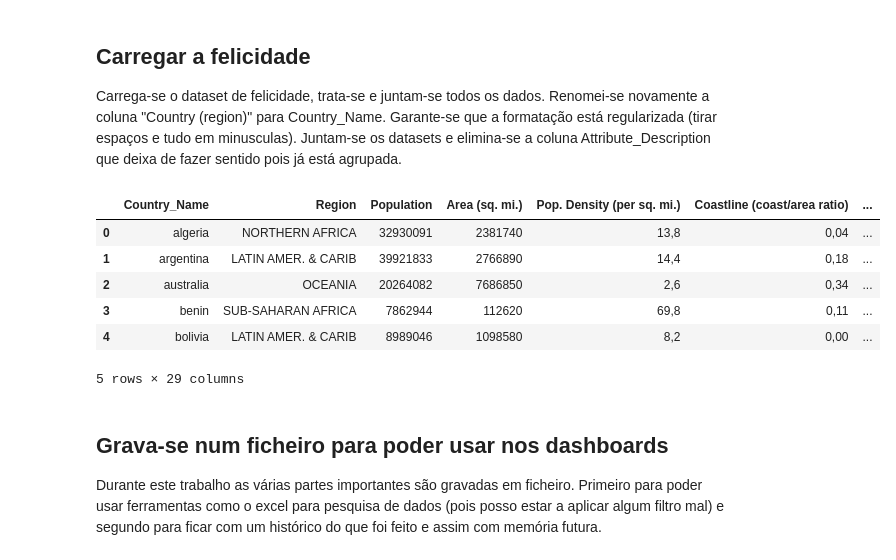
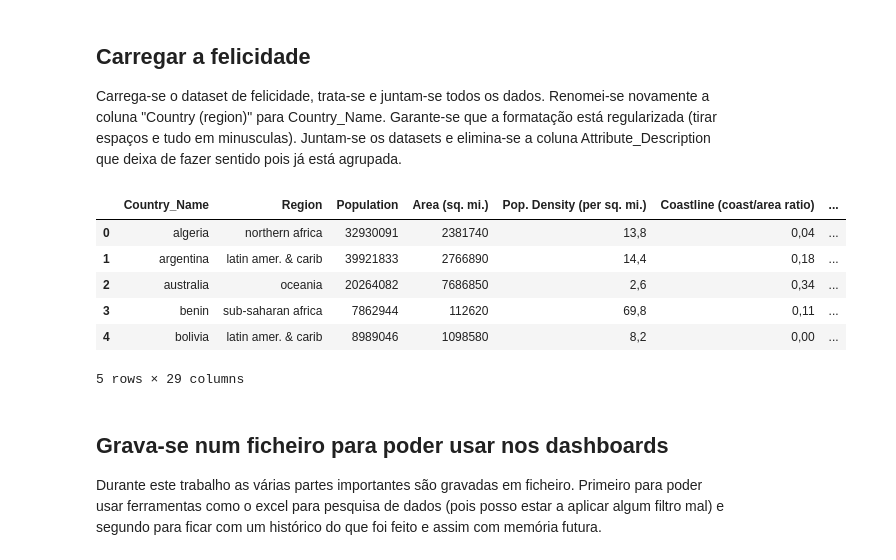
Before and after one commit to nunovivas/TrabalhoFinal, a Jupyter notebook: 04Final.ipynb, the cells around one changed output. Drawn from its saved outputs; the diff is of its cells as text; code cells hidden in the pictures.

```diff
--- a/04Final.ipynb
+++ b/04Final.ipynb
@@ -94,22 +105,24 @@ Renomei-se novamente a coluna "Country (region)" para Country_Name. Garante-se q
 # %%
 dfHappiness = pd.read_csv('Dados/worldhappinessreport/2019.csv')
 #Rename the column named 'Country (region)' to 'Country_Name'
 dfHappiness.rename(columns={'Country or region': 'Country_Name'}, inplace=True)
 #Ensure consistent formatting for merging
 dfHappiness['Country_Name'] = dfHappiness['Country_Name'].str.strip().str.lower()
 #Merge the happiness dataset with the merged dataset
 dfMergedHappiness = pd.merge(dfMerged, dfHappiness, how='inner', on='Country_Name')
 #Remove the column named "Atribute_Description"
 dfMergedHappiness.drop(columns='Attribute_Description', inplace=True)
+dfMergedHappiness['Region'] = dfMergedHappiness['Region'].str.strip().str.lower()
+
 #Show the first few rows of the merged dataset
 dfMergedHappiness.head()
 # %% [output]
 |  | Country_Name | Region | Population | Area (sq. mi.) | Pop. Density (per sq. mi.) | Coastline (coast/area ratio) | ... |
-| 0 | algeria | NORTHERN AFRICA | 32930091 | 2381740 | 13,8 | 0,04 | ... |
-| 1 | argentina | LATIN AMER. & CARIB | 39921833 | 2766890 | 14,4 | 0,18 | ... |
-| 2 | australia | OCEANIA | 20264082 | 7686850 | 2,6 | 0,34 | ... |
-| 3 | benin | SUB-SAHARAN AFRICA | 7862944 | 112620 | 69,8 | 0,11 | ... |
-| 4 | bolivia | LATIN AMER. & CARIB | 8989046 | 1098580 | 8,2 | 0,00 | ... |
+| 0 | algeria | northern africa | 32930091 | 2381740 | 13,8 | 0,04 | ... |
+| 1 | argentina | latin amer. & carib | 39921833 | 2766890 | 14,4 | 0,18 | ... |
+| 2 | australia | oceania | 20264082 | 7686850 | 2,6 | 0,34 | ... |
+| 3 | benin | sub-saharan africa | 7862944 | 112620 | 69,8 | 0,11 | ... |
+| 4 | bolivia | latin amer. & carib | 8989046 | 1098580 | 8,2 | 0,00 | ... |
 5 rows × 29 columns
 # %% [markdown]
 ## Grava-se num ficheiro para poder usar nos dashboards
```
Also changed, not shown: parts of 3 cells of this notebook, 4 other files.
